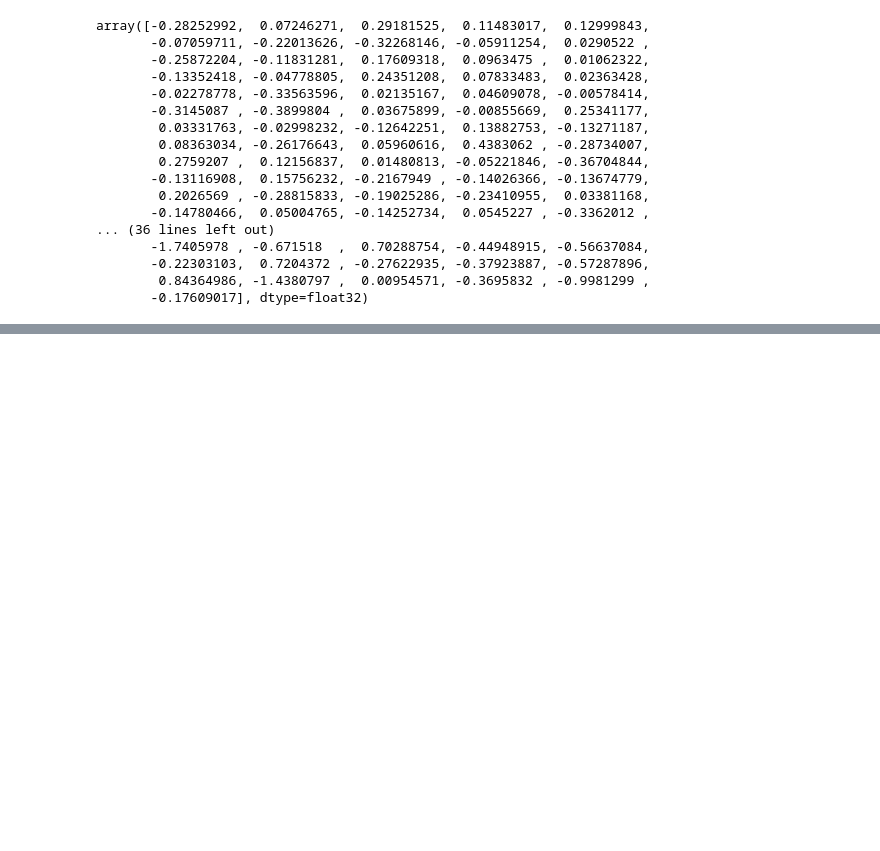
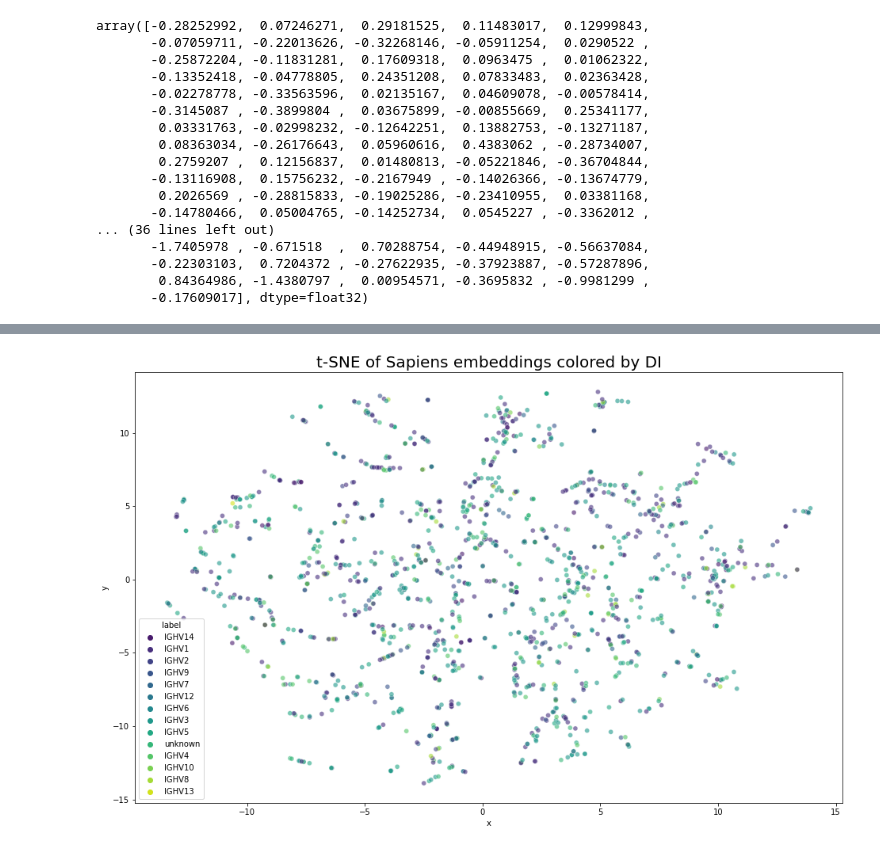
Before and after one commit to kvetab/di-pred, a Jupyter notebook: notebooks/data_processing/12-sapiens-embeddings.ipynb, the cells around one changed output, grey strips where cells are left out. Cells and saved outputs as stored; diff of their text form; code cells hidden in the pictures; blank space fills up the shorter version.

```diff
--- a/notebooks/data_processing/12-sapiens-embeddings.ipynb
+++ b/notebooks/data_processing/12-sapiens-embeddings.ipynb
@@ -138,0 +190,3 @@ embeddings_tap.to_feather(path.join(DATA_DIR, "tap/embeddings/sapiens/sapiens_ta
+# %%
+sabdab = pd.read_csv(path.join(DATA_DIR, "sabdab_summary_filtered.tsv"), sep="\t")
+sabdab.head()
@@ -138,0 +201,3 @@ embeddings_tap.to_feather(path.join(DATA_DIR, "tap/embeddings/sapiens/sapiens_ta
+# %%
+embeddings = embeddings.merge(sabdab[["pdb", "heavy_subclass", "light_subclass"]], left_on="Ab_ID", right_on="pdb").drop("pdb", axis=1)
+embeddings.head()
@@ -138,0 +212,4 @@ embeddings_tap.to_feather(path.join(DATA_DIR, "tap/embeddings/sapiens/sapiens_ta
+# %%
+plot_transformed(tsne_tr, embeddings["heavy_subclass"], [0, 1], "t-SNE of Sapiens embeddings colored by DI", palette="viridis")
+# %% [output]
+[figure, added]
```
Also changed, not shown: parts of 18 cells of this notebook.
